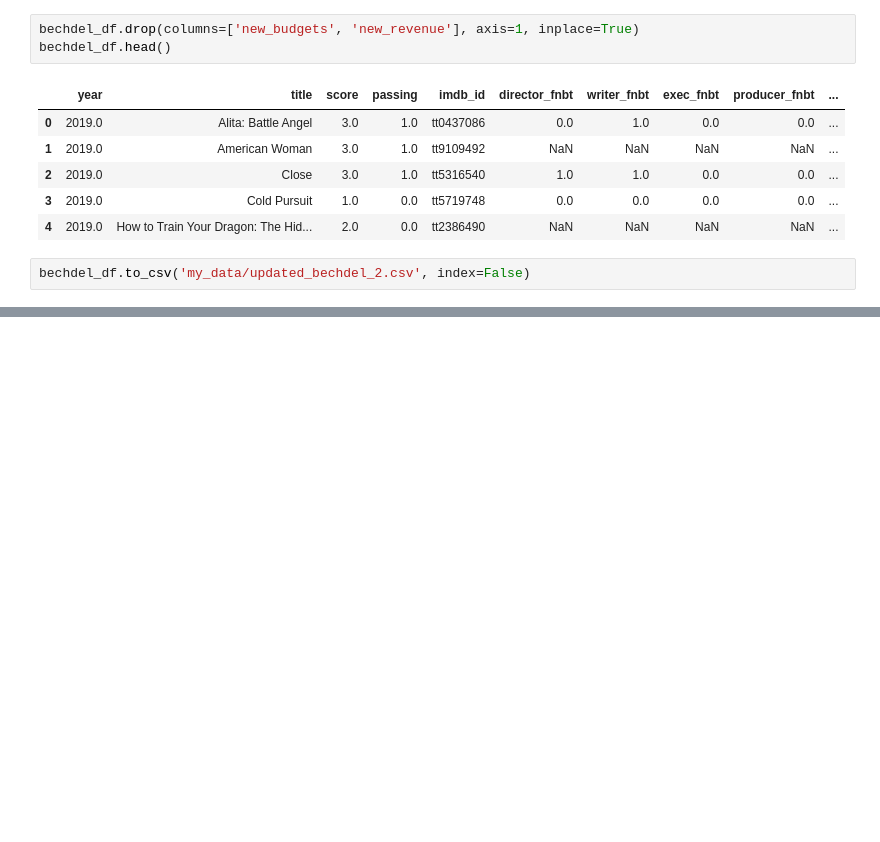
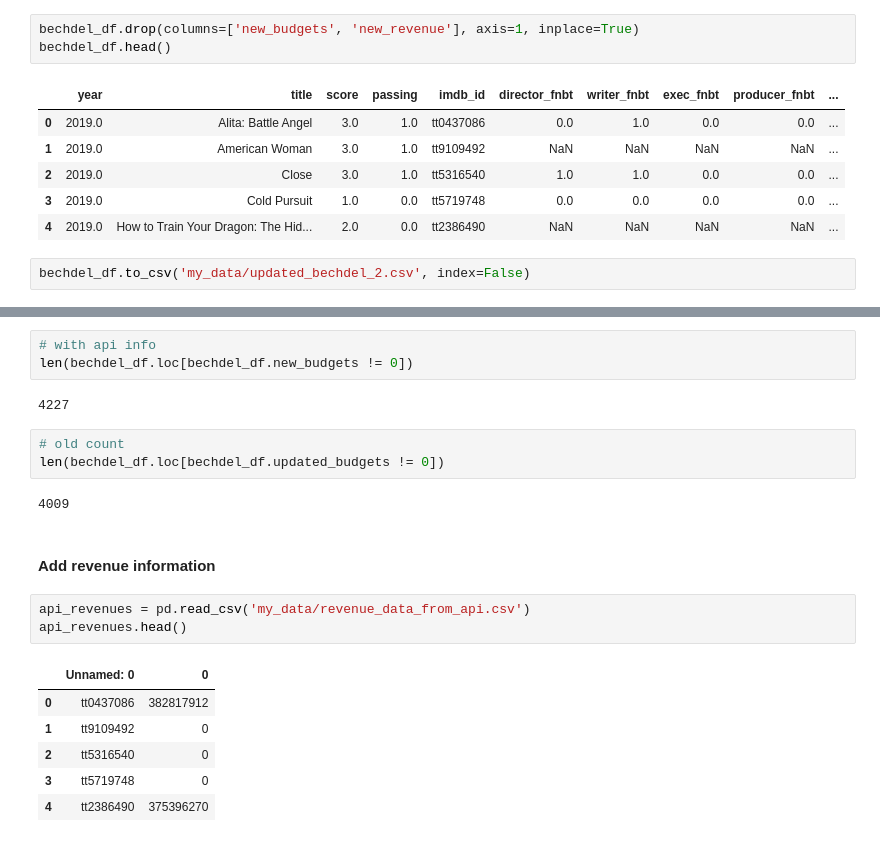
Before and after one commit to MagicMilly/women-in-film-analysis-dashboard, a Jupyter notebook: more_data_munging_useful.ipynb, the cells around one changed output, grey strips where cells are left out. Cells and saved outputs as stored; diff of their text form; blank space fills up the shorter version.

```diff
--- a/more_data_munging_useful.ipynb
+++ b/more_data_munging_useful.ipynb
@@ -1723,0 +1813,22 @@ bechdel_df.to_csv('my_data/updated_bechdel_2.csv', index=False)
+# %%
+# with api info
+len(bechdel_df.loc[bechdel_df.new_budgets != 0])
+# %% [output]
+4227
+# %%
+# old count
+len(bechdel_df.loc[bechdel_df.updated_budgets != 0])
+# %% [output]
+4009
+# %% [markdown]
+#### Add revenue information
+# %%
+api_revenues = pd.read_csv('my_data/revenue_data_from_api.csv')
+api_revenues.head()
+# %% [output]
+|  | Unnamed: 0 | 0 |
+| 0 | tt0437086 | 382817912 |
+| 1 | tt9109492 | 0 |
+| 2 | tt5316540 | 0 |
+| 3 | tt5719748 | 0 |
+| 4 | tt2386490 | 375396270 |
```
Also changed, not shown: parts of 17 cells of this notebook.
